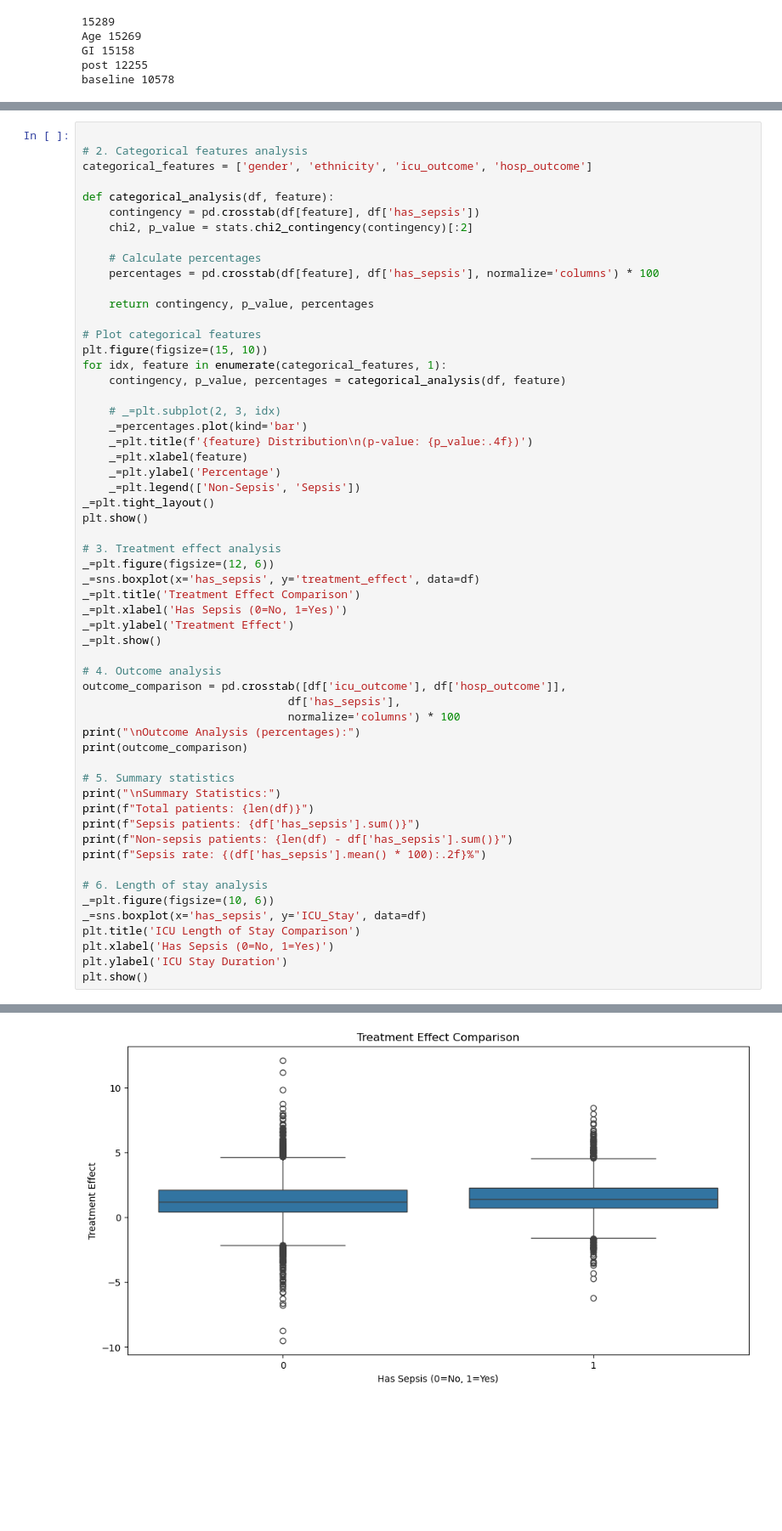
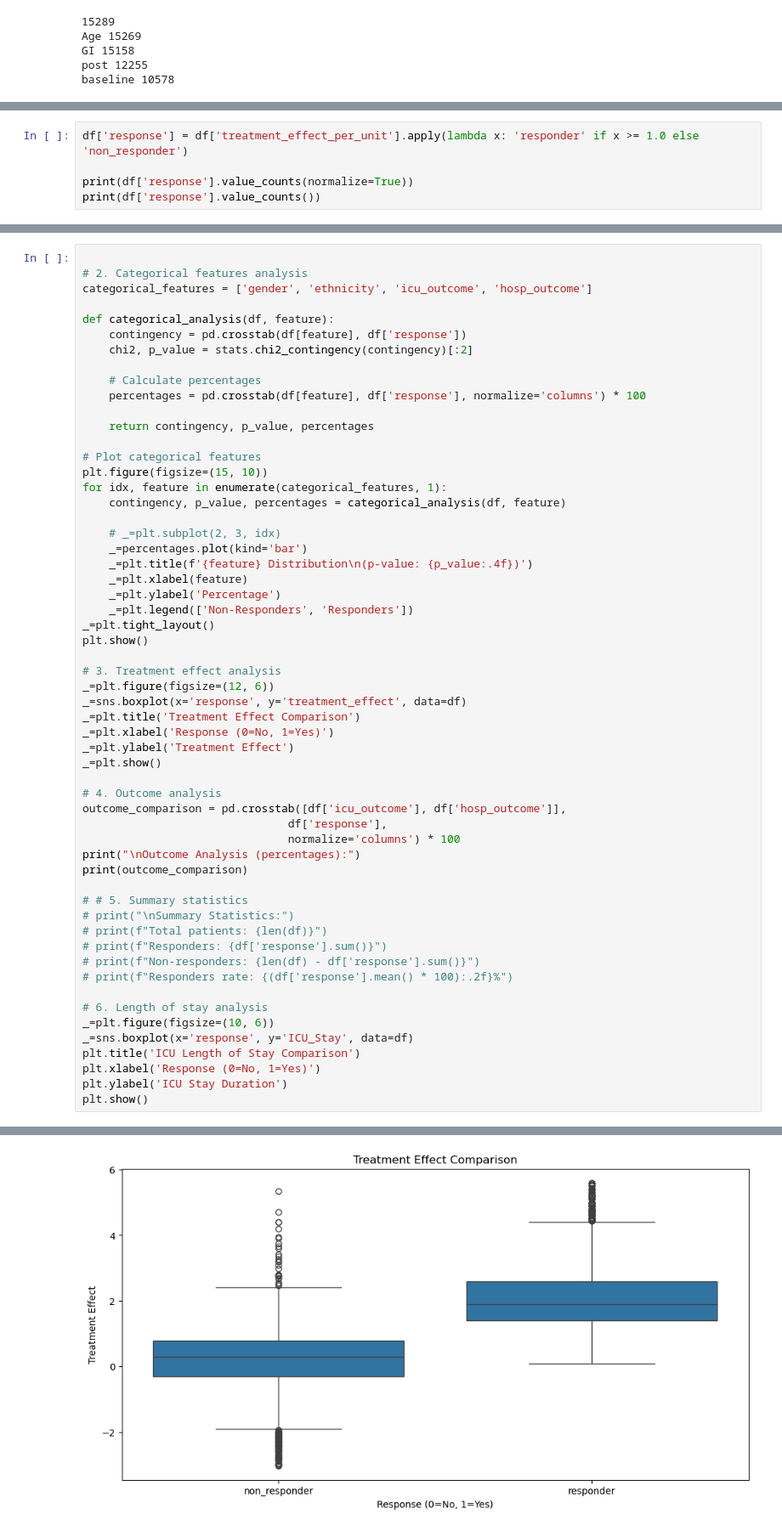
Before and after one commit to jhn-nt/hcrbct, a Jupyter notebook: sepsis_eda.ipynb, the cells around one changed output, grey strips where cells are left out. Shown at 85% size. Cells and saved outputs as stored; diff of their text form; blank space fills up the shorter version.

Commit message:
updates in responders branch

```diff
--- a/sepsis_eda.ipynb
+++ b/sepsis_eda.ipynb
@@ -369,0 +295,5 @@ NameError: name 'TableOne' is not defined
+# %%
+df['response'] = df['treatment_effect_per_unit'].apply(lambda x: 'responder' if x >= 1.0 else 'non_responder')
+
+print(df['response'].value_counts(normalize=True))
+print(df['response'].value_counts())
@@ -447,11 +386,11 @@ Note: P-values <0.001 are displayed as '<0.001'
 categorical_features = ['gender', 'ethnicity', 'icu_outcome', 'hosp_outcome']
 
 def categorical_analysis(df, feature):
-    contingency = pd.crosstab(df[feature], df['has_sepsis'])
+    contingency = pd.crosstab(df[feature], df['response'])
     chi2, p_value = stats.chi2_contingency(contingency)[:2]
 
     # Calculate percentages
-    percentages = pd.crosstab(df[feature], df['has_sepsis'], normalize='columns') * 100
+    percentages = pd.crosstab(df[feature], df['response'], normalize='columns') * 100
 
     return contingency, p_value, percentages
 
@@ -465,37 +404,37 @@ for idx, feature in enumerate(categorical_features, 1):
     _=plt.title(f'{feature} Distribution\n(p-value: {p_value:.4f})')
     _=plt.xlabel(feature)
     _=plt.ylabel('Percentage')
-    _=plt.legend(['Non-Sepsis', 'Sepsis'])
+    _=plt.legend(['Non-Responders', 'Responders'])
 _=plt.tight_layout()
 plt.show()
 
 # 3. Treatment effect analysis
 _=plt.figure(figsize=(12, 6))
-_=sns.boxplot(x='has_sepsis', y='treatment_effect', data=df)
+_=sns.boxplot(x='response', y='treatment_effect', data=df)
 _=plt.title('Treatment Effect Comparison')
-_=plt.xlabel('Has Sepsis (0=No, 1=Yes)')
+_=plt.xlabel('Response (0=No, 1=Yes)')
 _=plt.ylabel('Treatment Effect')
 _=plt.show()
 
 # 4. Outcome analysis
 outcome_comparison = pd.crosstab([df['icu_outcome'], df['hosp_outcome']],
-                               df['has_sepsis'],
+                               df['response'],
                                normalize='columns') * 100
 print("\nOutcome Analysis (percentages):")
 print(outcome_comparison)
 
-# 5. Summary statistics
-print("\nSummary Statistics:")
-print(f"Total patients: {len(df)}")
-print(f"Sepsis patients: {df['has_sepsis'].sum()}")
-print(f"Non-sepsis patients: {len(df) - df['has_sepsis'].sum()}")
-print(f"Sepsis rate: {(df['has_sepsis'].mean() * 100):.2f}%")
+# # 5. Summary statistics
+# print("\nSummary Statistics:")
+# print(f"Total patients: {len(df)}")
+# print(f"Responders: {df['response'].sum()}")
+# print(f"Non-responders: {len(df) - df['response'].sum()}")
+# print(f"Responders rate: {(df['response'].mean() * 100):.2f}%")
 
 # 6. Length of stay analysis
 _=plt.figure(figsize=(10, 6))
-_=sns.boxplot(x='has_sepsis', y='ICU_Stay', data=df)
+_=sns.boxplot(x='response', y='ICU_Stay', data=df)
 plt.title('ICU Length of Stay Comparison')
-plt.xlabel('Has Sepsis (0=No, 1=Yes)')
+plt.xlabel('Response (0=No, 1=Yes)')
 plt.ylabel('ICU Stay Duration')
 plt.show()
 # %% [output]
@@ -519 +446 @@ baseline         0     7.279785         7.628116   -0.348331  6.360332e-28
-[figure, old version]
+[figure, new version]
```
Also changed, not shown: parts of 36 cells of this notebook, 3 other files.
